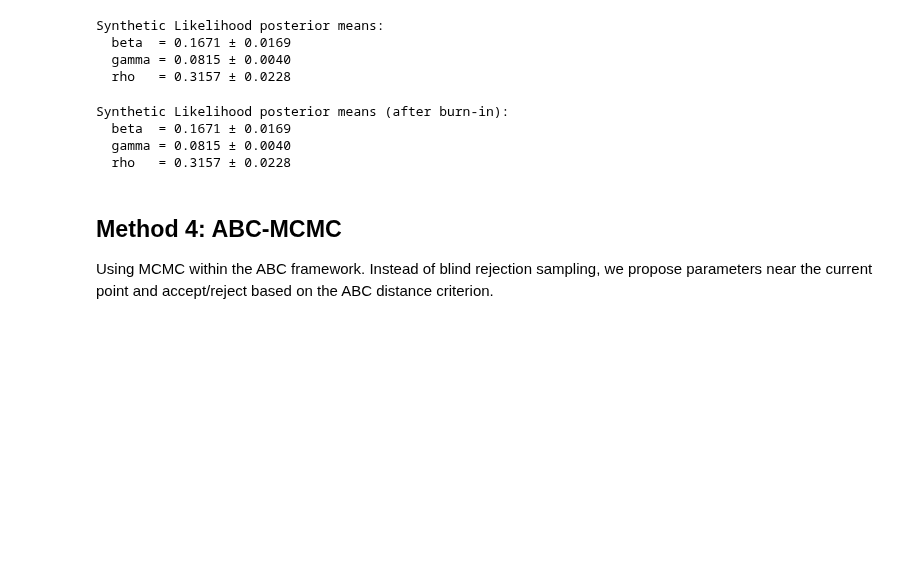
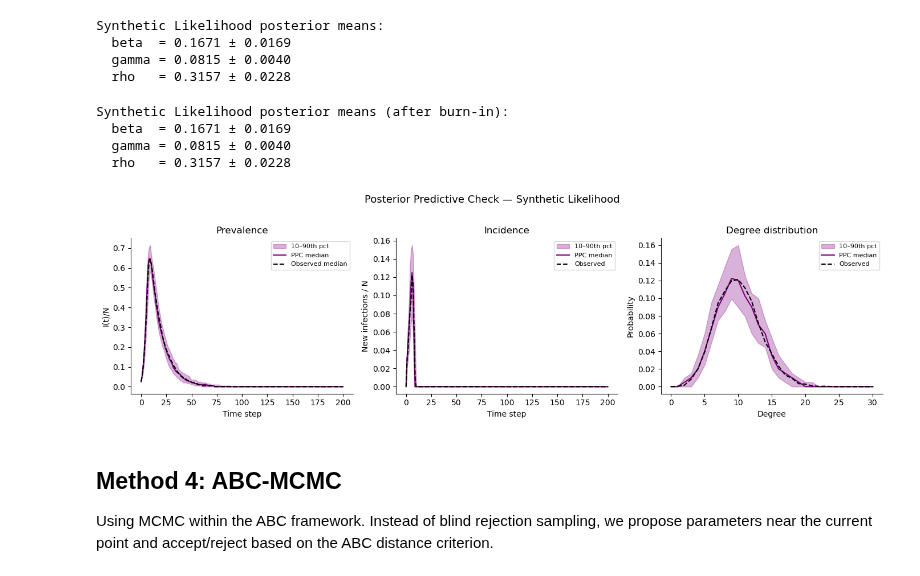
Before and after one commit to zyyy22/ST3247-Project, a Jupyter notebook: 4_adv_methods.ipynb, the cells around one changed output. Saved outputs shown, nothing was run; the diff lists cells and outputs as text; code cells hidden in the pictures; blank space fills up the shorter version.

```diff
--- a/4_adv_methods.ipynb
+++ b/4_adv_methods.ipynb
@@ -473,6 +648,85 @@ Synthetic Likelihood posterior means (after burn-in):
   beta  = 0.1671 ± 0.0169
   gamma = 0.0815 ± 0.0040
   rho   = 0.3157 ± 0.0228
+# %%
+# Posterior Check (RF)
+
+rng_ppc_sl = np.random.default_rng(42)
+N_PPC = 50
+
+idx = rng_ppc_sl.choice(len(chain_sl_trimmed), size=N_PPC, replace=False)
+draws_sl = chain_sl_trimmed[idx]
+
+prev_sims_sl, inc_sims_sl, deg_sims_sl = [], [], []
+
+for theta in draws_sl:
+    beta, gamma, rho = theta
+    inf, rew, deg = simulate(beta=beta, gamma=gamma, rho=rho, rng=rng_ppc_sl)
+    prev = inf
+    inc  = np.clip(np.diff(prev, prepend=prev[0]), 0, None)
+    prev_sims_sl.append(prev)
+    inc_sims_sl.append(inc)
+    deg_norm = deg / deg.sum() if deg.sum() > 0 else deg
+    deg_sims_sl.append(deg_norm)
+
+prev_sims_sl = np.array(prev_sims_sl)
+inc_sims_sl  = np.array(inc_sims_sl)
+
+max_deg_sl = max(len(d) for d in deg_sims_sl)
+deg_mat_sl = np.zeros((len(deg_sims_sl), max_deg_sl))
+for i, d in enumerate(deg_sims_sl):
+    deg_mat_sl[i, :len(d)] = d
+
+# observed data
+obs_prev_wide   = infected_obs.pivot(index='time', columns='replicate_id', values='infected_fraction')
+obs_prev_median = obs_prev_wide.median(axis=1).values
+obs_inc         = np.clip(np.diff(obs_prev_median, prepend=obs_prev_median[0]), 0, None)
+t               = np.arange(len(obs_prev_median))
+
+deg_wide = degree_obs.pivot(index='degree', columns='replicate_id', values='count')
+deg_wide = deg_wide.div(deg_wide.sum(axis=0), axis=1)
+obs_deg  = deg_wide.mean(axis=1).values
+
+fig, axes = plt.subplots(1, 3, figsize=(14, 4))
+
+# Panel 1: Prevalence
+ax = axes[0]
+ax.fill_between(t, np.percentile(prev_sims_sl, 10, axis=0),
+                   np.percentile(prev_sims_sl, 90, axis=0),
+                   alpha=0.3, color='purple', label="10–90th pct")
+ax.plot(t, np.median(prev_sims_sl, axis=0), color='purple', label="PPC median")
+ax.plot(t, obs_prev_median, 'k--', label="Observed median")
+ax.set_xlabel("Time step"); ax.set_ylabel("I(t)/N")
+ax.set_title("Prevalence"); ax.legend(fontsize=8)
+
+# Panel 2: Incidence
+ax = axes[1]
+ax.fill_between(t, np.percentile(inc_sims_sl, 10, axis=0),
+                   np.percentile(inc_sims_sl, 90, axis=0),
+                   alpha=0.3, color='purple', label="10–90th pct")
+ax.plot(t, np.median(inc_sims_sl, axis=0), color='purple', label="PPC median")
+ax.plot(t, obs_inc, 'k--', label="Observed")
+ax.set_xlabel("Time step"); ax.set_ylabel("New infections / N")
+ax.set_title("Incidence"); ax.legend(fontsize=8)
+
+# Panel 3: Degree distribution
+ax = axes[2]
+deg_x = np.arange(max_deg_sl)
+ax.fill_between(deg_x, np.percentile(deg_mat_sl, 10, axis=0),
+                        np.percentile(deg_mat_sl, 90, axis=0),
+                        alpha=0.3, color='purple', label="10–90th pct")
+ax.plot(deg_x, np.median(deg_mat_sl, axis=0), color='purple', label="PPC median")
+ax.plot(np.arange(len(obs_deg)), obs_deg, 'k--', label="Observed")
+ax.set_xlabel("Degree"); ax.set_ylabel("Probability")
+ax.set_title("Degree distribution"); ax.legend(fontsize=8)
+
+sns.despine()
+plt.suptitle("Posterior Predictive Check — Synthetic Likelihood", y=1.02, fontsize=13)
+plt.tight_layout()
+plt.savefig("ppc_synthetic_likelihood.png", dpi=150, bbox_inches='tight')
+plt.show()
+# %% [output]
+[figure, added]
 # %% [markdown]
 ## Method 4: ABC-MCMC
 
```
Also changed, not shown: parts of 19 cells of this notebook, 8 other files.
